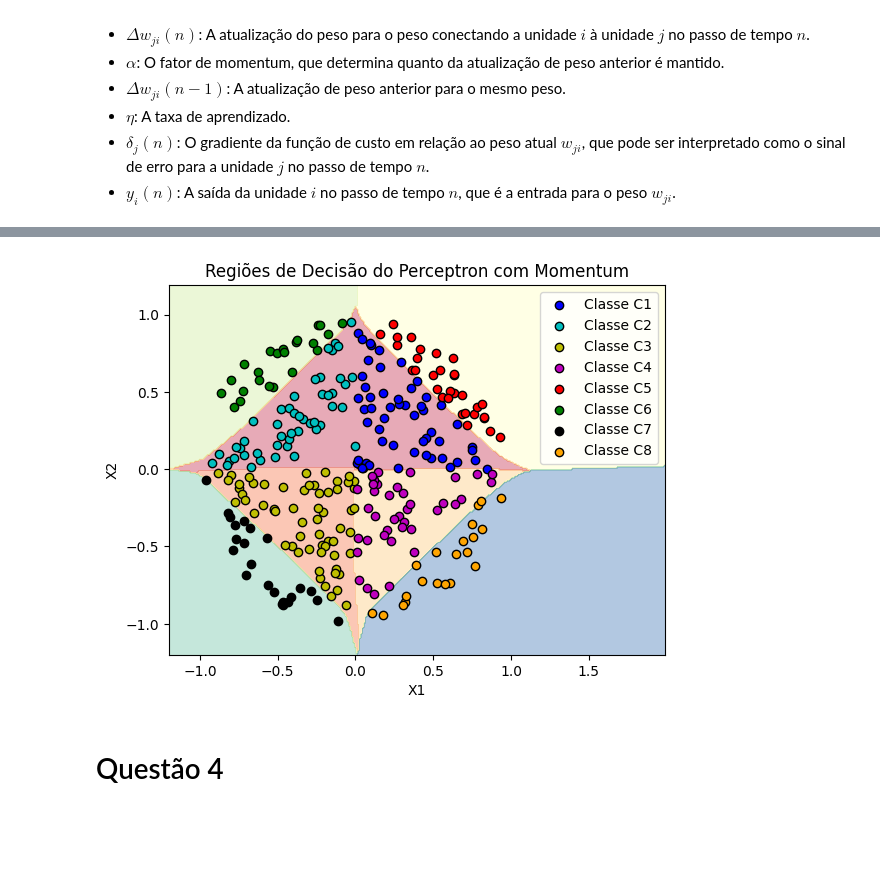
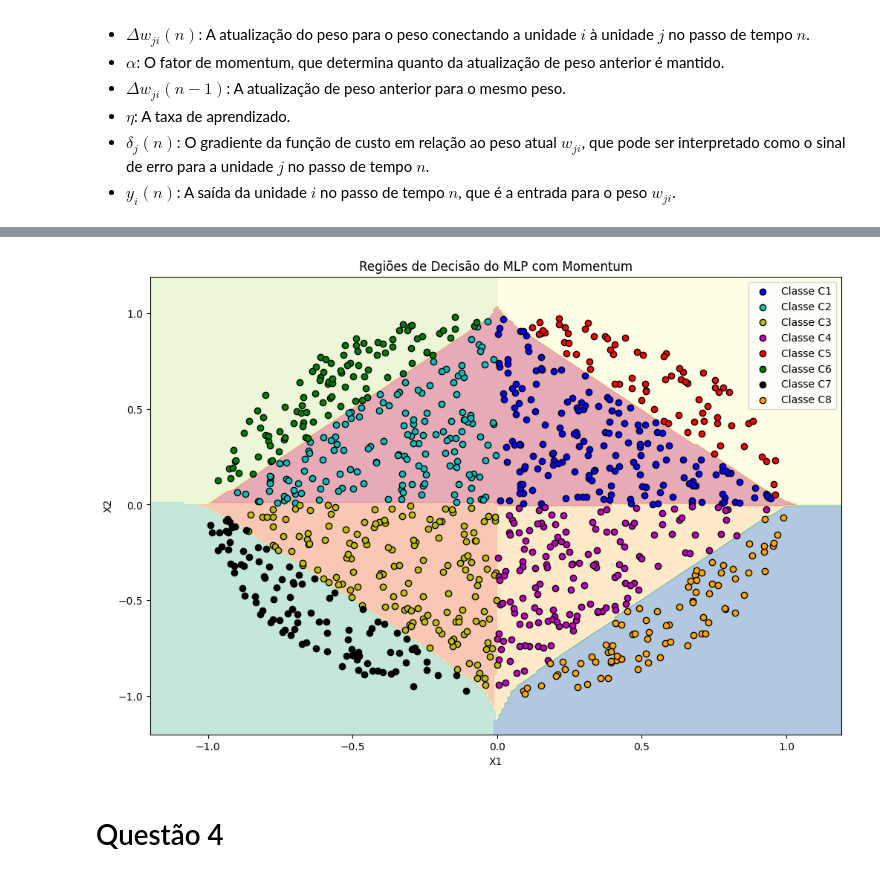
Before and after one commit to ArthurrCr/DEEP-LEARNING, a Jupyter notebook: [DL] 1A Lista_.ipynb, the cells around one changed output, grey strips where cells are left out. Cells and saved outputs as stored; diff of their text form; code cells hidden in the pictures; blank space fills up the shorter version.

```diff
--- a/[DL] 1A Lista_.ipynb
+++ b/[DL] 1A Lista_.ipynb
@@ -693,7 +664,7 @@ plt.show()
 A camada de saída tem 1 neurônio, o que é típico para problemas de regressão, onde você está tentando prever um único valor contínuo.
 # %%
 # Definindo a arquitetura da rede
-layer_dims_b = [x_train_b_standardized.shape[0], 1000, 1]
+layer_dims_b = [x_train_b_standardized.shape[0], 100, 1]
 
 # Inicializando os parâmetros
 parameters_b = initialize_parameters_deep(layer_dims_b)
@@ -705,20 +676,20 @@ validation_costs = []
 # Treinamento do modelo Por Lote (Batch)
 for i in range(50000):
     # Forward propagation
-    AL_b, caches_b = L_model_forward(x_train_b_standardized, parameters_b, hidden_activation='sigmoid', output_activation='linear')
+    AL_b, caches_b = L_model_forward(x_train_b_standardized, parameters_b, hidden_activation='relu', output_activation='linear')
 
     # Compute cost.
     cost_train = compute_cost(AL_b, y_train_b_standardized, problema='regressao')
     training_costs.append(cost_train)
 
     # Backward propagation.
-    grads_b = L_model_backward(AL_b, y_train_b_standardized, caches_b, hidden_activation='sigmoid', output_activation='linear', problema='regressao')
+    grads_b = L_model_backward(AL_b, y_train_b_standardized, caches_b, hidden_activation='relu', output_activation='linear', problema='regressao')
 
     # Update parameters.
     parameters_b = update_parameters(parameters_b, grads_b, learning_rate=0.1)
 
     # Compute validation cost.
-    AL_val_b, _ = L_model_forward(x_val_b_standardized, parameters_b, hidden_activation='sigmoid', output_activation='linear')
+    AL_val_b, _ = L_model_forward(x_val_b_standardized, parameters_b, hidden_activation='relu', output_activation='linear')
     cost_val = compute_cost(AL_val_b, y_val_b_standardized, problema='regressao')
     validation_costs.append(cost_val)
 
@@ -942,7 +897,7 @@ def calcular_y_do_ponto_da_reta(p1, p2, x_):
     return m * x_ + b
 
 # Gerar pontos aleatórios
-n_ex = 1500  # Número de exemplos, 1500 foi o suficiente pra generalizar bem nos dados de validação
+n_ex = 5000  # Número de exemplos, 1500 foi o suficiente pra generalizar bem nos dados de validação
 pontos = pontos_dentro_do_circulo(n_ex)
 
 # Círculo
@@ -1097,7 +1052,7 @@ def train_and_evaluate(X_train, Y_train, X_val, Y_val, num_iterations, learning_
             print(f"Iteração {i} - Custo de Treinamento: {cost_train:.4f} - Custo de Validação: {cost_val:.4f}")
 
         # Parar o treinamento se o custo for menor que 0.04
-        if cost_train < 0.04 and cost_val < 0.04:
+        if cost_train <= 0.09 and cost_val <= 0.09:
             break
 
     # Calcular acurácias
@@ -1121,7 +1076,7 @@ def train_and_evaluate(X_train, Y_train, X_val, Y_val, num_iterations, learning_
 star = time.time()
 print("Para 10 neurônios na camada oculta:")
 # Assumindo que X_train, Y_train, X_val, Y_val já estão definidos
-conf_matrix, parameters = train_and_evaluate(X_train, Y_train, X_val, Y_val, num_iterations=100000, learning_rate=0.1, n_hidden_neurons = 10)
+conf_matrix, parameters = train_and_evaluate(X_train, Y_train, X_val, Y_val, num_iterations=100000, learning_rate=0.1, n_hidden_neurons = 100)
 end = time.time()
 print(f"Tempo de execução: {end - star:.2f} segundos")
 # %% [output]
@@ -1231,7 +1182,7 @@ def update_parameters_with_momentum(parameters, grads, v, beta, learning_rate):
 # %%
 def train_and_evaluate_momentum(X_train, Y_train, X_val, Y_val, num_iterations, learning_rate, beta):
     # Definir a arquitetura da rede e inicializar os parâmetros
-    layers_dims = [X_train.shape[0], 10, Y_train.shape[0]]
+    layers_dims = [X_train.shape[0], 100, Y_train.shape[0]]
     parameters = initialize_parameters_deep(layers_dims)
     v = initialize_velocity(parameters)
 
@@ -1252,7 +1203,7 @@ def train_and_evaluate_momentum(X_train, Y_train, X_val, Y_val, num_iterations,
             print(f"Iteração {i} - Custo de Treinamento: {cost_train:.4f} - Custo de Validação: {cost_val:.4f}")
 
         # Condição de parada acurácia
-        if cost_train < 0.04 and cost_val < 0.04:
+        if cost_train <= 0.09 and cost_val <= 0.09:
             break
 
 
@@ -1311,33 +1259,34 @@ plt.show()
 # %%
 # Definir os limites da grade e criar uma grade de pontos
-x_min, x_max = -1.2, 2
+x_min, x_max = -1.2, 1.2
 y_min, y_max = -1.2, 1.2
 xx, yy = np.meshgrid(np.arange(x_min, x_max, 0.01),
                      np.arange(y_min, y_max, 0.01))
 
 # Prever classes para cada ponto na grade
 grid_points = np.c_[xx.ravel(), yy.ravel()]
 AL_grid, _ = L_model_forward(grid_points.T, parameters_momentum, hidden_activation='relu', output_activation='softmax_output')  # .T adicionado aqui
 predictions_grid = np.argmax(AL_grid, axis=0)
 
 # Correção para plotar as regiões de decisão
 Z = predictions_grid.reshape(xx.shape)
+plt.figure(figsize=(12, 8))
 plt.contourf(xx, yy, Z, alpha=0.4, cmap='Spectral')
 plt.xlim(xx.min(), xx.max())
 plt.ylim(yy.min(), yy.max())
 
 # Plotar os pontos de validação
 for i, color in enumerate(['blue', 'c', 'y', 'm', 'r', 'g', 'k', 'orange']):
     idx = np.where(Y_val[i, :] == 1)
     plt.scatter(X_val[0, idx], X_val[1, idx], c=color, edgecolor='k', label=f'Classe {class_dict[i]}')
 
 plt.title('Regiões de Decisão do MLP com Momentum')
 plt.xlabel('X1')
 plt.ylabel('X2')
 plt.legend(loc='upper right')
 plt.show()
 # %% [output]
-[figure, old version]
+[figure, new version]
 # %% [markdown]
 # Questão 4
 # %% [markdown]
```
Also changed, not shown: parts of 32 cells of this notebook.
